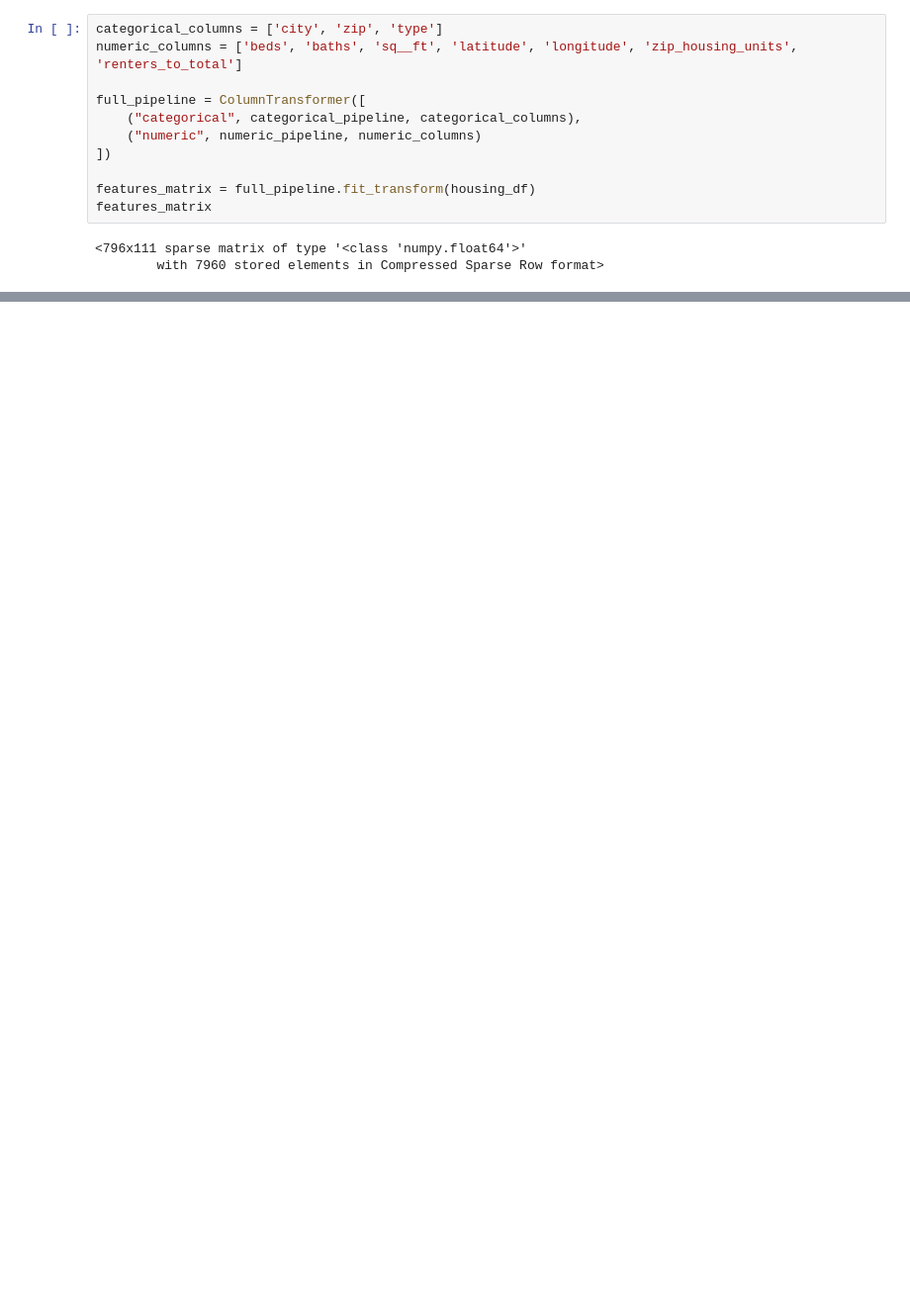
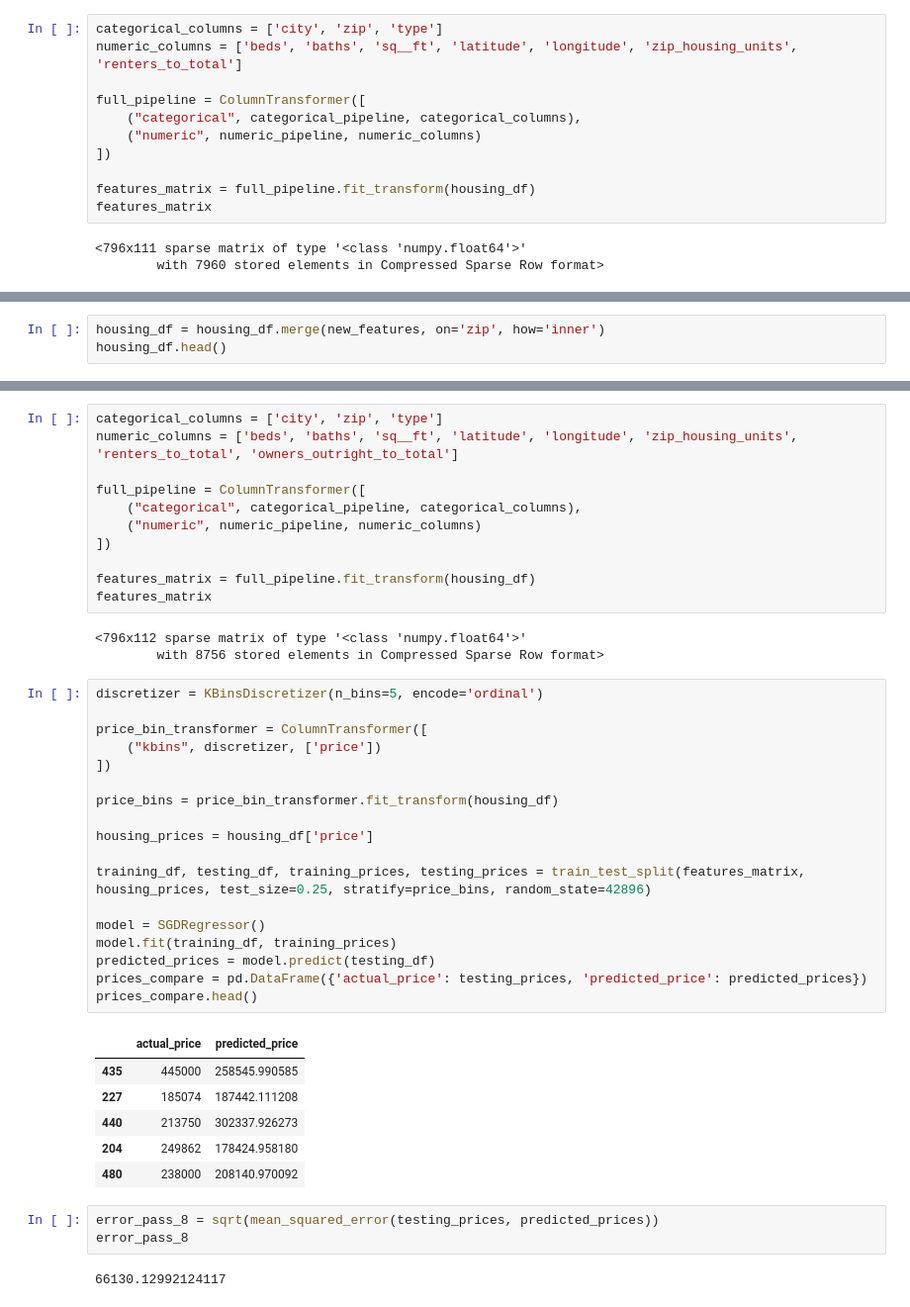
Before and after one commit to schledererj/cs6340-project-2, a Jupyter notebook: CS6340_Lab_2.ipynb, the cells around one changed output, grey strips where cells are left out. Shown at 99% size. Drawn from its saved outputs; the diff is of its cells as text; blank space fills up the shorter version.

```diff
--- a/CS6340_Lab_2.ipynb
+++ b/CS6340_Lab_2.ipynb
@@ -1049,0 +1089,3 @@ error_pass_8
+# %%
+housing_df = housing_df.merge(new_features, on='zip', how='inner')
+housing_df.head()
@@ -1049,0 +1099,44 @@ error_pass_8
+# %%
+categorical_columns = ['city', 'zip', 'type']
+numeric_columns = ['beds', 'baths', 'sq__ft', 'latitude', 'longitude', 'zip_housing_units', 'renters_to_total', 'owners_outright_to_total']
+
+full_pipeline = ColumnTransformer([
+    ("categorical", categorical_pipeline, categorical_columns),
+    ("numeric", numeric_pipeline, numeric_columns)
+])
+
+features_matrix = full_pipeline.fit_transform(housing_df)
+features_matrix
+# %% [output]
+<796x112 sparse matrix of type '<class 'numpy.float64'>'
+        with 8756 stored elements in Compressed Sparse Row format>
+# %%
+discretizer = KBinsDiscretizer(n_bins=5, encode='ordinal')
+
+price_bin_transformer = ColumnTransformer([
+    ("kbins", discretizer, ['price'])
+])
+
+price_bins = price_bin_transformer.fit_transform(housing_df)
+
+housing_prices = housing_df['price']
+
+training_df, testing_df, training_prices, testing_prices = train_test_split(features_matrix, housing_prices, test_size=0.25, stratify=price_bins, random_state=42896)
+
+model = SGDRegressor()
+model.fit(training_df, training_prices)
+predicted_prices = model.predict(testing_df)
+prices_compare = pd.DataFrame({'actual_price': testing_prices, 'predicted_price': predicted_prices})
+prices_compare.head()
+# %% [output]
+|  | actual_price | predicted_price |
+| 435 | 445000 | 258545.990585 |
+| 227 | 185074 | 187442.111208 |
+| 440 | 213750 | 302337.926273 |
+| 204 | 249862 | 178424.958180 |
+| 480 | 238000 | 208140.970092 |
+# %%
+error_pass_8 = sqrt(mean_squared_error(testing_prices, predicted_prices))
+error_pass_8
+# %% [output]
+66130.12992124117
```
Also changed, not shown: parts of 32 cells of this notebook.
